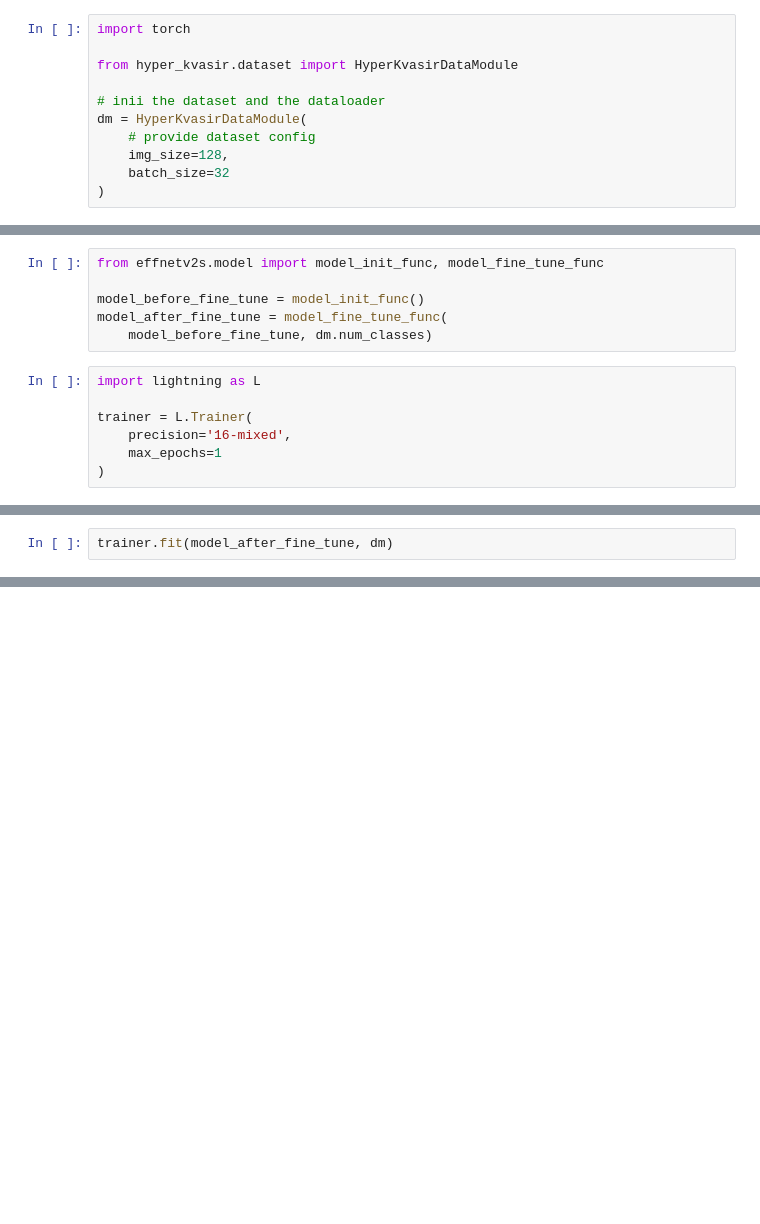
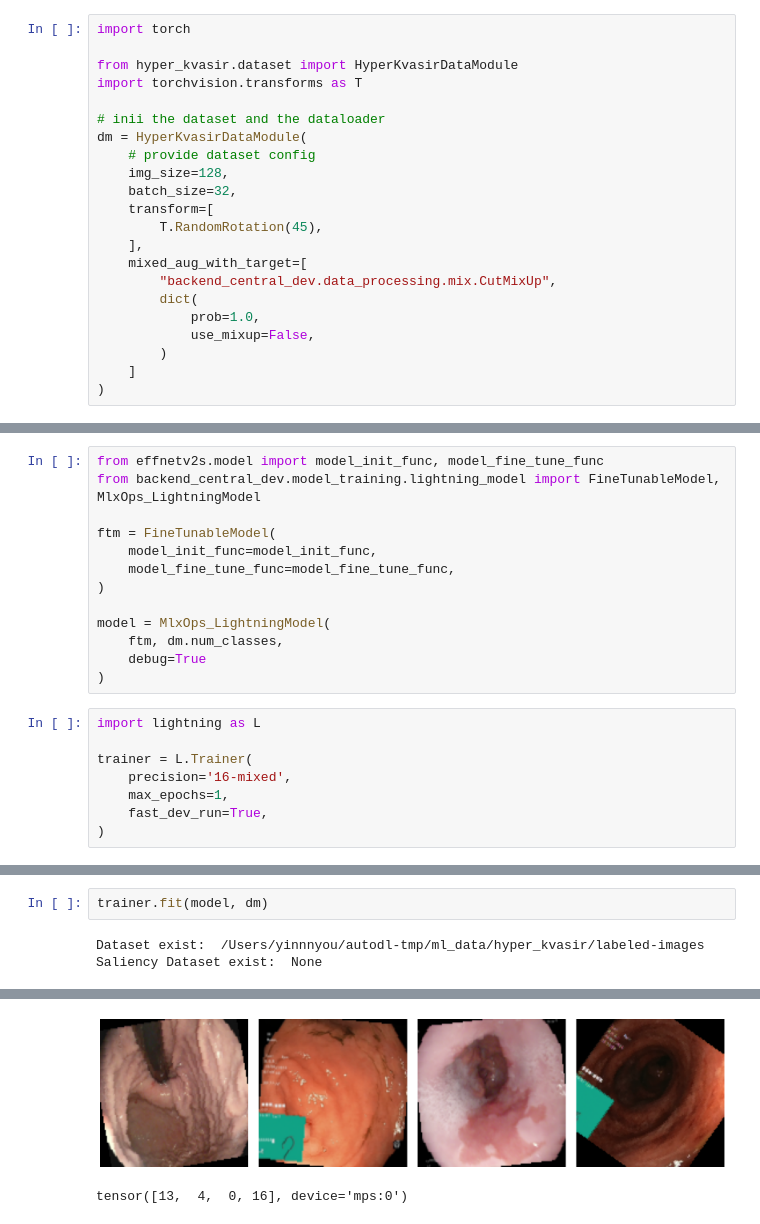
Before and after one commit to youyinnn/mlflow_framework_demo, a Jupyter notebook: hyperk_training_demo.ipynb, the cells around one changed output, grey strips where cells are left out. Cells and saved outputs as stored; diff of their text form; blank space fills up the shorter version.

```diff
--- a/hyperk_training_demo.ipynb
+++ b/hyperk_training_demo.ipynb
@@ -2,12 +2,23 @@
 import torch
 
 from hyper_kvasir.dataset import HyperKvasirDataModule
+import torchvision.transforms as T
 
 # inii the dataset and the dataloader
 dm = HyperKvasirDataModule(
     # provide dataset config
     img_size=128,
-    batch_size=32
+    batch_size=32,
+    transform=[
+        T.RandomRotation(45),
+    ],
+    mixed_aug_with_target=[
+        "backend_central_dev.data_processing.mix.CutMixUp",
+        dict(
+            prob=1.0,
+            use_mixup=False,
+        )
+    ]
 )
 # %% [output]
 Applied transform for training:
@@ -22,16 +36,24 @@ Compose(
 )
 # %%
 from effnetv2s.model import model_init_func, model_fine_tune_func
+from backend_central_dev.model_training.lightning_model import FineTunableModel, MlxOps_LightningModel
 
-model_before_fine_tune = model_init_func()
-model_after_fine_tune = model_fine_tune_func(
-    model_before_fine_tune, dm.num_classes)
+ftm = FineTunableModel(
+    model_init_func=model_init_func,
+    model_fine_tune_func=model_fine_tune_func,
+)
+
+model = MlxOps_LightningModel(
+    ftm, dm.num_classes,
+    debug=True
+)
 # %%
 import lightning as L
 
 trainer = L.Trainer(
     precision='16-mixed',
-    max_epochs=1
+    max_epochs=1,
+    fast_dev_run=True,
 )
 # %% [output]
 Using 16bit Automatic Mixed Precision (AMP)
@@ -42,2 +65,5 @@ HPU available: False, using: 0 HPUs
 # %%
-trainer.fit(model_after_fine_tune, dm)
+trainer.fit(model, dm)
+# %% [output]
+Dataset exist:  /Users/yinnnyou/autodl-tmp/ml_data/hyper_kvasir/labeled-images
+Saliency Dataset exist:  None
@@ -43,0 +81,2 @@ trainer.fit(model_after_fine_tune, dm)
+[figure, added]
+tensor([13,  4,  0, 16], device='mps:0')
```
Also changed, not shown: parts of 3 cells of this notebook, 3 other files.
